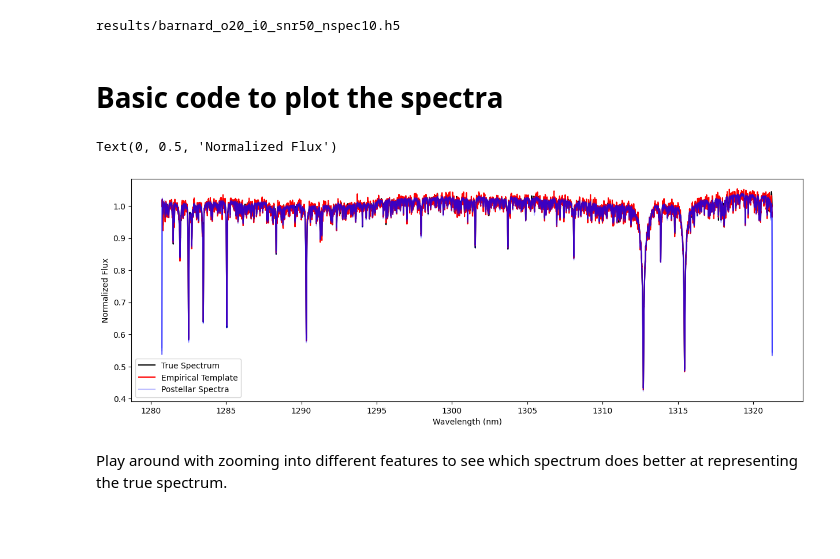
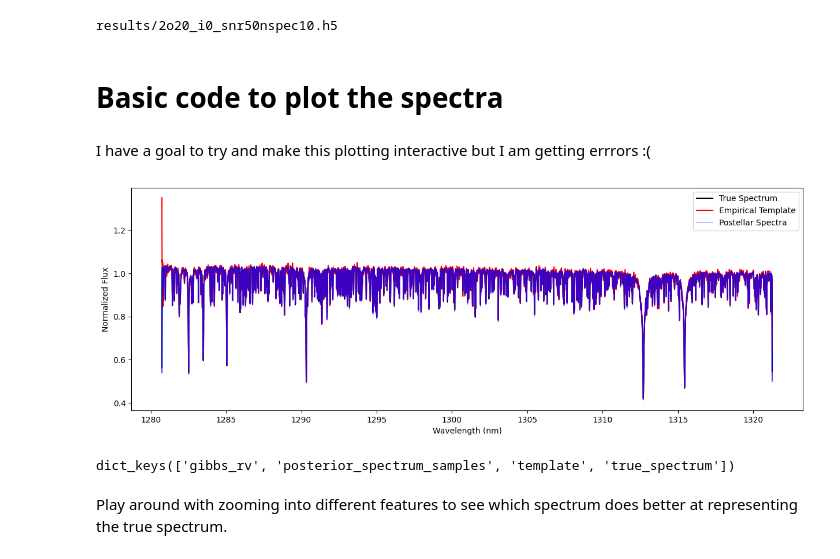
Before and after one commit to dccdoshi/postellar, a Jupyter notebook: scripts/visualize_results.ipynb, the cells around one changed output. Cells and saved outputs as stored; diff of their text form; code cells hidden in the pictures; blank space fills up the shorter version.

```diff
--- a/scripts/visualize_results.ipynb
+++ b/scripts/visualize_results.ipynb
@@ -1,19 +1,21 @@
 # %%
-import h5py
-import os
+import h5py  #for working with data in the HDF5 format
+import os    #for managing files, directories etc.
 import re
 
 folder = "results"   # your results folder
 all_data = {}        # keyed by (snr, nspec)
 
-for filename in os.listdir(folder):
-    if filename.startswith("barnard_o20"):
-        filepath = os.path.join(folder, filename)
+#choose the file you want to open
+for filename in os.listdir(folder):   #list of the filenames in the results folder
+    if filename.startswith("2o20_i0_snr50nspec10.h5"): #specify filename HERE
+        filepath = os.path.join(folder, filename) #FOLDER/FILENAME
         print(filepath)
-        with h5py.File(filepath, "r") as f:
+
+        with h5py.File(filepath, "r") as f:  #read the file
             # Read observational params
-            i = f['Order']['Observational Parameters'].attrs['i']
-            snr = f['Order']['Observational Parameters'].attrs['snr']
+            i = f['Order']['Observational Parameters'].attrs['i']      #index of PHOENIX model
+            snr = f['Order']['Observational Parameters'].attrs['snr']  #signal-to-noise
             nspec = f['Order']['Observational Parameters'].attrs['nspec']
 
             # Spectrum (optional, if you need it)
@@ -33,39 +35,51 @@ for filename in os.listdir(folder):
                 "rv": rv_analysis,
             }
 
-            wgrid = f['Order']['wgrid'][:]
+            wgrid = f['Order']['wgrid'][:]  #wavelength grid?
             non_ones = f['Order']['non_ones'][:]
             inst_wgrid = f['Order']['inst_wgrid'][:]
 # %% [output]
-results/barnard_o20_i0_snr50_nspec10.h5
+results/2o20_i0_snr50nspec10.h5
 # %% [markdown]
 # Basic code to plot the spectra
+# %% [markdown]
+I have a goal to try and make this plotting interactive but I am getting errrors :(
 # %%
 import matplotlib.pylab as plt
+
+#change these to match your file
 i = 0
 snr = 50
 nspec = 10
 spectra = all_data[(i,snr,nspec)]['spectrum']
 
 ##
 # If you used the phoenix models then you have to include the non_ones index when plotting
 # as well ie spectra['true_spectrum'][0,0,non_ones]
 ##
 
 plt.figure(figsize=(15,5))
-plt.plot(wgrid,spectra['true_spectrum'][0,0],c="k",label="True Spectrum")
+plt.plot(wgrid,spectra['true_spectrum'][0,0, non_ones],c="k",label="True Spectrum")
 plt.plot(wgrid,spectra['template'],c='r',label="Empirical Template")
 for j in range(len(spectra['posterior_spectrum_samples'][0])):
     if j ==0:
         plt.plot(wgrid,spectra['posterior_spectrum_samples'][0,j,0,non_ones],alpha=0.25,c='b',label='Postellar Spectra')
     else:
         plt.plot(wgrid,spectra['posterior_spectrum_samples'][0,j,0,non_ones],alpha=0.25,c='b')
 plt.legend()
 plt.xlabel("Wavelength (nm)")
 plt.ylabel("Normalized Flux")
+
+#at the moment, you can change the bounds on the xaxis to zoom into certain features
+#plt.xlim(1310,1314)
+plt.show()
 # %% [output]
-Text(0, 0.5, 'Normalized Flux')
-[figure, old version]
+[figure, new version]
+# %%
+print(spectra.keys())
+print(spectra.values())
+# %% [output]
+dict_keys(['gibbs_rv', 'posterior_spectrum_samples', 'template', 'true_spectrum'])
 # %% [markdown]
 Play around with zooming into different features to see which spectrum does better at representing the true spectrum.
 # %% [markdown]
```
Also changed, not shown: parts of 2 cells of this notebook.
